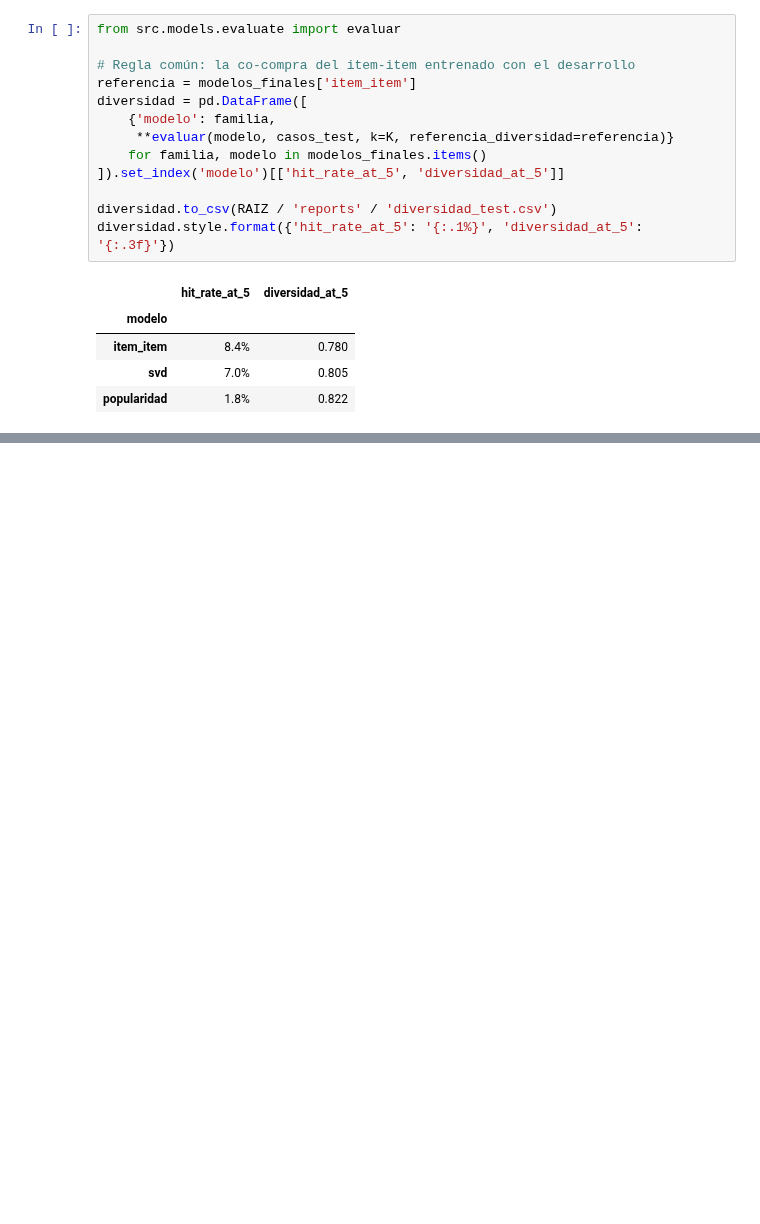
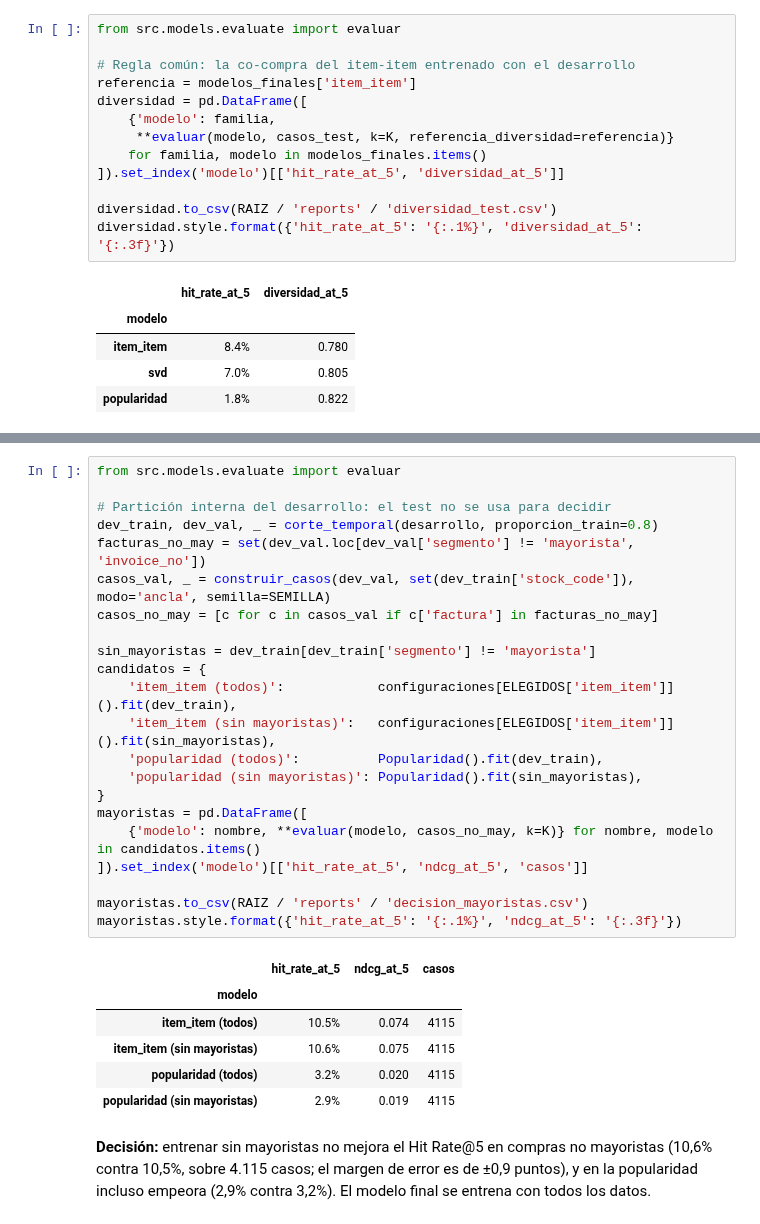
Before and after one commit to MafeLopezQuintana/asistente-regalos-ecommerce, a Jupyter notebook: notebooks/04_modelos.ipynb, the cells around one changed output, grey strips where cells are left out. Cells and saved outputs as stored; diff of their text form; blank space fills up the shorter version.

Commit message:
Modelos: variantes entre ideas, combos cercanos, decisión sobre mayoristas y cierre del notebook

```diff
--- a/notebooks/04_modelos.ipynb
+++ b/notebooks/04_modelos.ipynb
@@ -476,3 +484,34 @@ diversidad.style.format({'hit_rate_at_5': '{:.1%}', 'diversidad_at_5': '{:.3f}'}
+# %%
+from src.models.evaluate import evaluar
+
+# Partición interna del desarrollo: el test no se usa para decidir
+dev_train, dev_val, _ = corte_temporal(desarrollo, proporcion_train=0.8)
+facturas_no_may = set(dev_val.loc[dev_val['segmento'] != 'mayorista', 'invoice_no'])
+casos_val, _ = construir_casos(dev_val, set(dev_train['stock_code']), modo='ancla', semilla=SEMILLA)
+casos_no_may = [c for c in casos_val if c['factura'] in facturas_no_may]
+
+sin_mayoristas = dev_train[dev_train['segmento'] != 'mayorista']
+candidatos = {
+    'item_item (todos)':            configuraciones[ELEGIDOS['item_item']]().fit(dev_train),
+    'item_item (sin mayoristas)':   configuraciones[ELEGIDOS['item_item']]().fit(sin_mayoristas),
+    'popularidad (todos)':          Popularidad().fit(dev_train),
+    'popularidad (sin mayoristas)': Popularidad().fit(sin_mayoristas),
+}
+mayoristas = pd.DataFrame([
+    {'modelo': nombre, **evaluar(modelo, casos_no_may, k=K)} for nombre, modelo in candidatos.items()
+]).set_index('modelo')[['hit_rate_at_5', 'ndcg_at_5', 'casos']]
+
+mayoristas.to_csv(RAIZ / 'reports' / 'decision_mayoristas.csv')
+mayoristas.style.format({'hit_rate_at_5': '{:.1%}', 'ndcg_at_5': '{:.3f}'})
+# %% [output]
+|  | hit_rate_at_5 | ndcg_at_5 | casos |
+| modelo |  |  |  |
+| item_item (todos) | 10.5% | 0.074 | 4115 |
+| item_item (sin mayoristas) | 10.6% | 0.075 | 4115 |
+| popularidad (todos) | 3.2% | 0.020 | 4115 |
+| popularidad (sin mayoristas) | 2.9% | 0.019 | 4115 |
+# %% [markdown]
+**Decisión:** entrenar sin mayoristas no mejora el Hit Rate@5 en compras no mayoristas (10,6% contra 10,5%, sobre 4.115 casos; el margen de error es de ±0,9 puntos), y en la popularidad incluso empeora (2,9% contra 3,2%). El modelo final se entrena con todos los datos.
 # %% [markdown]
 ## 7. Conclusión
 
```
Also changed, not shown: parts of 2 cells of this notebook, 4 other files.
